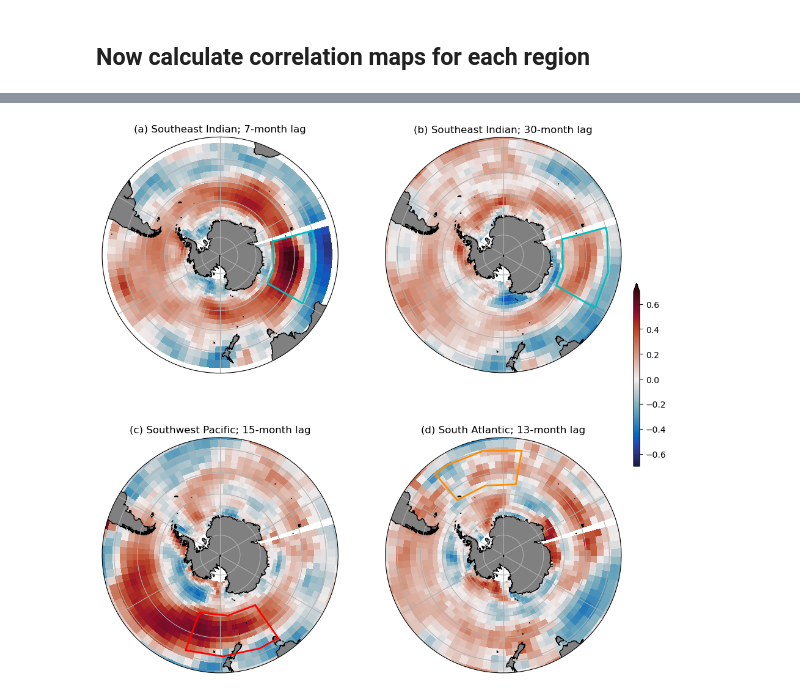
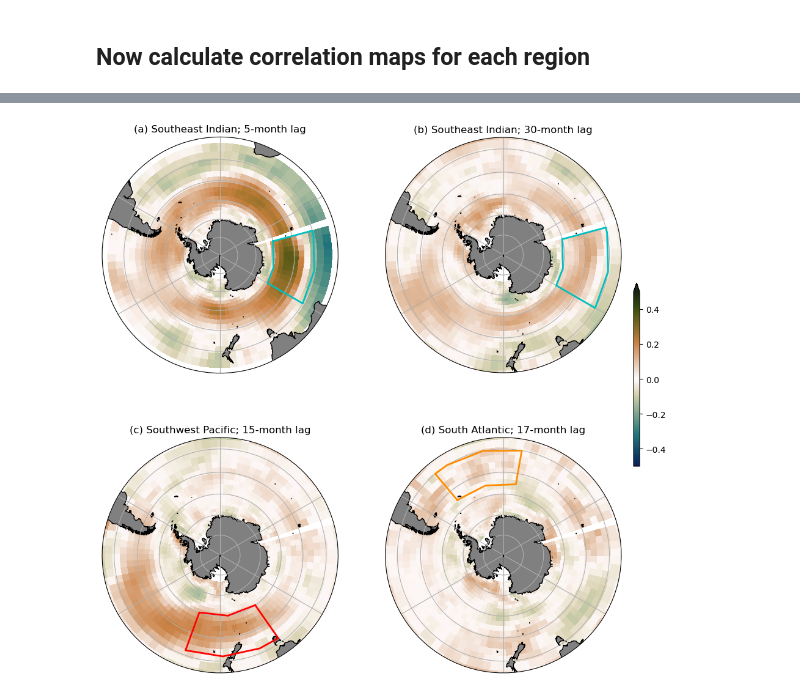
Before and after one commit to AndyHoggANU/OCCIPUT-analysis, a Jupyter notebook: notebooks/Figure5.ipynb, the cells around one changed output, grey strips where cells are left out. Drawn from its saved outputs; the diff is of its cells as text; code cells hidden in the pictures.

Commit message:
updating figure 5

```diff
--- a/notebooks/Figure5.ipynb
+++ b/notebooks/Figure5.ipynb
@@ -90,8 +91,10 @@ def CalcThisBox(latlon):
         eke = xr.open_mfdataset(ekefilename).EKE
 
         eke = eke.sel(lon=slice(latlon['lon1'],latlon['lon2'])).sel(lat=slice(latlon['lat1'],latlon['lat2'])).mean('lon').mean('lat')
-        eke = eke.rolling(time=12,center=True).mean().load()
-        result = {'ii': ii,'eke': eke}
+        eke_clim = eke.groupby('time.month').mean('time')
+        eke_deseas = (eke.groupby('time.month') - eke_clim).load()
+        #eke = eke.rolling(time=12,center=True).mean().load()
+        result = {'ii': ii,'eke': eke_deseas}
         eke_results.append(result)
 
         if ii==1:
@@ -101,18 +104,20 @@ def CalcThisBox(latlon):
         #print(ekefilename)
 
     eke_sum = eke_sum.load()/nn
-    ekep = eke_sum[6:-6] - eke_sum.mean()
+    eke_sum_clim = eke_sum.groupby('time.month').mean('time')
+    eke_sum_deseas = (eke_sum.groupby('time.month') - eke_sum_clim).load()
+    #ekep = eke_sum[6:-6] - eke_sum.mean()
 
-    return ekep
+    return eke_sum_deseas
 # %% [markdown]
 ## Now calculate correlation maps for each region
 # %%
 ##
 SEIO = {'lon1': -285, 'lon2': -240, 'lat1': -60, 'lat2':-40}
-ekep = CalcThisBox(SEIO)
-corr_mat_SEIO_7 = corrmap(7, tau_cp, ekep)
-corr_mat_SEIO_30 = corrmap(30, tau_cp, ekep)
+eke_deseas = CalcThisBox(SEIO)
+corr_mat_SEIO_5 = corrmap(5, tau_deseas, eke_deseas)
+corr_mat_SEIO_30 = corrmap(30, tau_deseas, eke_deseas)
 # %%
 SWPO = {'lon1': -215, 'lon2': -160, 'lat1': -60, 'lat2':-42}
-ekep = CalcThisBox(SWPO)
-corr_mat_SWPO_15 = corrmap(15, tau_cp, ekep)
+eke_deseas = CalcThisBox(SWPO)
+corr_mat_SWPO_15 = corrmap(15, tau_deseas, eke_deseas)
@@ -119,4 +126,4 @@ corr_mat_SWPO_15 = corrmap(15, tau_cp, ekep)
 # %%
 SAO = {'lon1': -40, 'lon2': 10, 'lat1': -55, 'lat2':-40}
-ekep = CalcThisBox(SAO)
-corr_mat_SAO_13 = corrmap(13, tau_cp, ekep)
+eke_deseas = CalcThisBox(SAO)
+corr_mat_SAO_17 = corrmap(17, tau_deseas, eke_deseas)
@@ -140,46 +165,41 @@ ax1.set_extent([-287, 73, -80, -30], crs=ccrs.PlateCarree())
 ax1.set_boundary(circle, transform=ax1.transAxes)
 ax1.add_feature(land_50m)
 ax1.gridlines()
-p1=ax1.pcolor(tau_cp.lon, tau_cp.lat, corr_mat_SEIO_7, vmin=-0.7, vmax=0.7,cmap=cm.cm.balance,transform=ccrs.PlateCarree())
+p1=ax1.pcolor(tau_deseas.lon, tau_deseas.lat, corr_mat_SEIO_5, vmin=-0.5, vmax=0.5,cmap=cm.cm.tarn_r,transform=ccrs.PlateCarree())
 ax1.plot([SEIO['lon1'], SEIO['lon2'], SEIO['lon2'], SEIO['lon1'], SEIO['lon1']],
           [SEIO['lat1'],SEIO['lat1'],SEIO['lat2'],SEIO['lat2'],SEIO['lat1']],
          color='c',linewidth=2,transform=ccrs.PlateCarree())
-ax1.set_title('(a) Southeast Indian; 7-month lag')
-
-
+ax1.set_title('(a) Southeast Indian; 5-month lag')
 
 ax2.set_extent([-287, 73, -80, -35], crs=ccrs.PlateCarree())
 ax2.set_boundary(circle, transform=ax2.transAxes)
 ax2.add_feature(land_50m)
 ax2.gridlines()
-p2=ax2.pcolor(tau_cp.lon, tau_cp.lat, corr_mat_SEIO_30, vmin=-0.7, vmax=0.7,cmap=cm.cm.balance,transform=ccrs.PlateCarree())
+p2=ax2.pcolor(tau_deseas.lon, tau_deseas.lat, corr_mat_SEIO_30, vmin=-0.5, vmax=0.5,cmap=cm.cm.tarn_r,transform=ccrs.PlateCarree())
 ax2.plot([SEIO['lon1'], SEIO['lon2'], SEIO['lon2'], SEIO['lon1'], SEIO['lon1']],
           [SEIO['lat1'],SEIO['lat1'],SEIO['lat2'],SEIO['lat2'],SEIO['lat1']],
          color='c',linewidth=2,transform=ccrs.PlateCarree())
 ax2.set_title('(b) Southeast Indian; 30-month lag')
 
-
-
 ax3.set_extent([-287, 73, -80, -35], crs=ccrs.PlateCarree())
 ax3.set_boundary(circle, transform=ax3.transAxes)
 ax3.add_feature(land_50m)
 ax3.gridlines()
-p3=ax3.pcolor(tau_cp.lon, tau_cp.lat, corr_mat_SWPO_15, vmin=-0.7, vmax=0.7,cmap=cm.cm.balance,transform=ccrs.PlateCarree())
+p3=ax3.pcolor(tau_deseas.lon, tau_deseas.lat, corr_mat_SWPO_15, vmin=-0.5, vmax=0.5,cmap=cm.cm.tarn_r,transform=ccrs.PlateCarree())
 ax3.plot([SWPO['lon1'], SWPO['lon2'], SWPO['lon2'], SWPO['lon1'], SWPO['lon1']],
           [SWPO['lat1'],SWPO['lat1'],SWPO['lat2'],SWPO['lat2'],SWPO['lat1']],
          color='r',linewidth=2,transform=ccrs.PlateCarree())
 ax3.set_title('(c) Southwest Pacific; 15-month lag')
 
-
 ax4.set_extent([-287, 73, -80, -35], crs=ccrs.PlateCarree())
 ax4.set_boundary(circle, transform=ax4.transAxes)
 ax4.add_feature(land_50m)
 ax4.gridlines()
-p4=ax4.pcolor(tau_cp.lon, tau_cp.lat, corr_mat_SAO_13, vmin=-0.7, vmax=0.7,cmap=cm.cm.balance,transform=ccrs.PlateCarree())
+p4=ax4.pcolor(tau_deseas.lon, tau_deseas.lat, corr_mat_SAO_17, vmin=-0.5, vmax=0.5,cmap=cm.cm.tarn_r,transform=ccrs.PlateCarree())
 ax4.plot([SAO['lon1'], SAO['lon2'], SAO['lon2'], SAO['lon1'], SAO['lon1']],
           [SAO['lat1'],SAO['lat1'],SAO['lat2'],SAO['lat2'],SAO['lat1']],
          color='darkorange',linewidth=2,transform=ccrs.PlateCarree())
-ax4.set_title('(d) South Atlantic; 13-month lag')
+ax4.set_title('(d) South Atlantic; 17-month lag')
 
 plt.subplots_adjust(left=0.05, bottom=0.05, top=0.95, right = 0.9)
 
@@ -193 +214 @@ Wall time: 20.3 s
-[figure, old version]
+[figure, new version]
```
Also changed, not shown: parts of 11 cells of this notebook, 1 other file.
